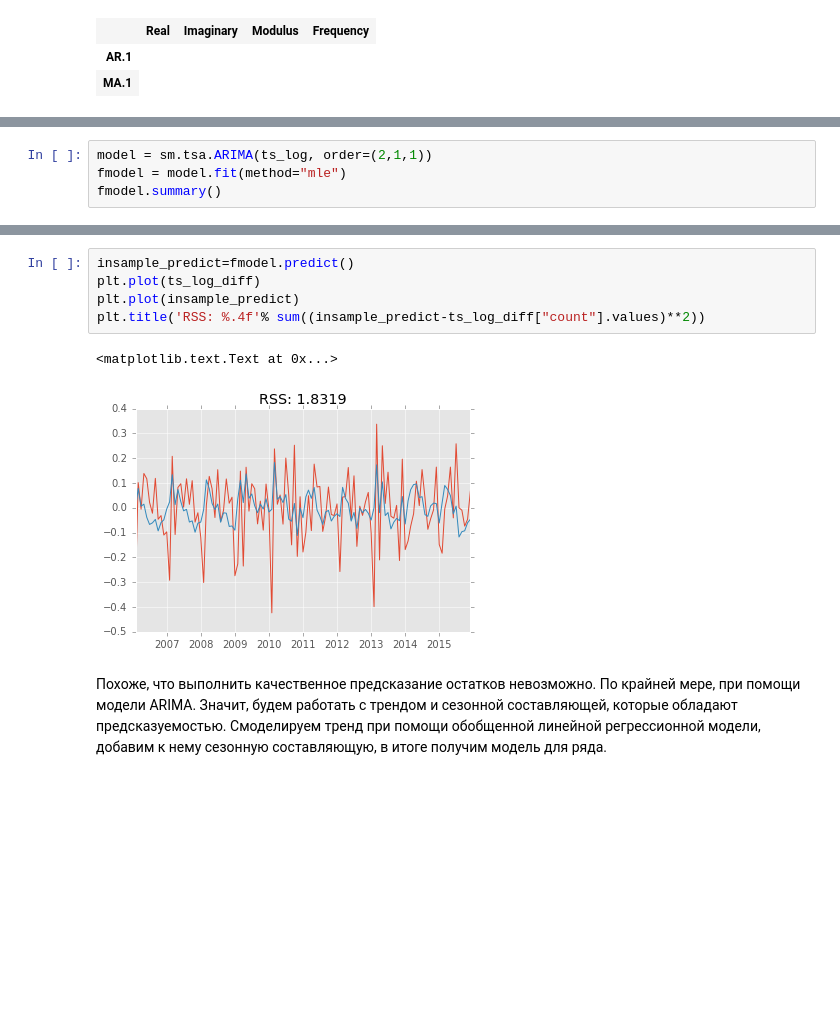
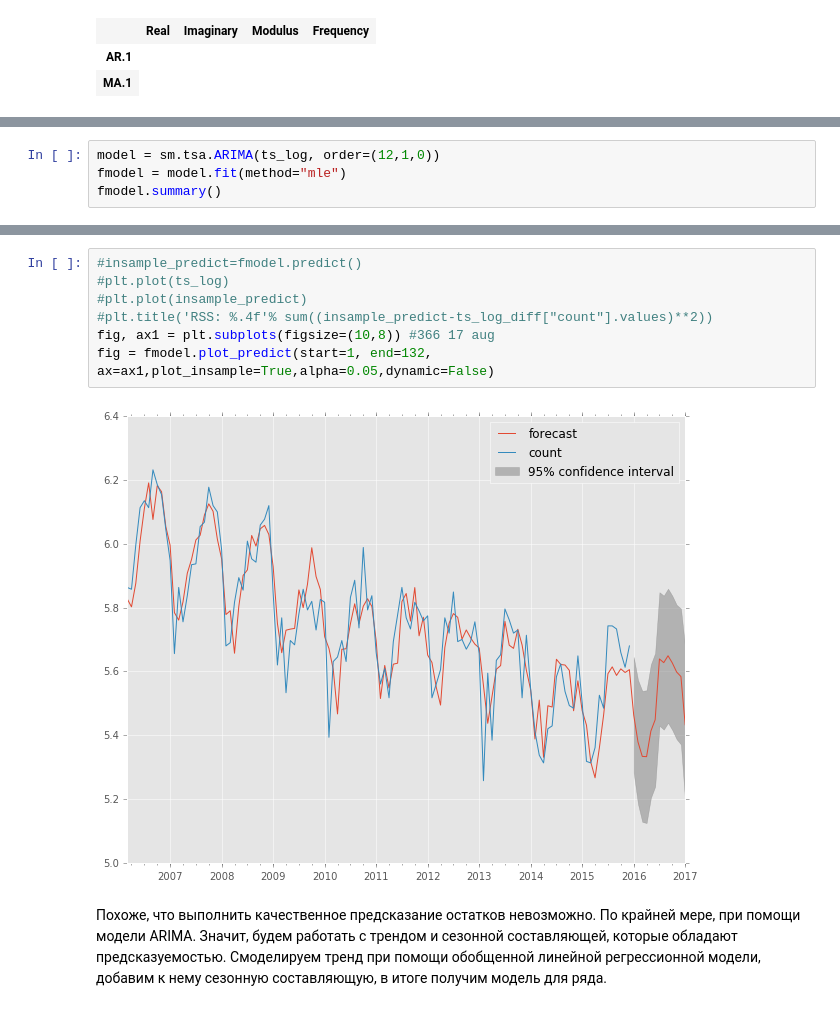
Before and after one commit to twelveouncemouse/intro_dm_courseproject, a Jupyter notebook: Time_series.ipynb, the cells around one changed output, grey strips where cells are left out. Cells and saved outputs as stored; diff of their text form; blank space fills up the shorter version.

```diff
--- a/Time_series.ipynb
+++ b/Time_series.ipynb
@@ -247,5 +247,5 @@ plt.plot(insample_predict)
 # %%
-model = sm.tsa.ARIMA(ts_log, order=(2,1,1))
+model = sm.tsa.ARIMA(ts_log, order=(12,1,0))
 fmodel = model.fit(method="mle")
 fmodel.summary()
 # %% [output]
@@ -270,11 +288,12 @@ Roots 1.5158 +0.0000j 1.5158 0.0000 -7.6804 +0.0000j 7.6804 0.5000 1.0000 +0.000
 # %%
-insample_predict=fmodel.predict()
-plt.plot(ts_log_diff)
-plt.plot(insample_predict)
-plt.title('RSS: %.4f'% sum((insample_predict-ts_log_diff["count"].values)**2))
+#insample_predict=fmodel.predict()
+#plt.plot(ts_log)
+#plt.plot(insample_predict)
+#plt.title('RSS: %.4f'% sum((insample_predict-ts_log_diff["count"].values)**2))
+fig, ax1 = plt.subplots(figsize=(10,8)) #366 17 aug
+fig = fmodel.plot_predict(start=1, end=132, ax=ax1,plot_insample=True,alpha=0.05,dynamic=False)
 # %% [output]
-<matplotlib.text.Text at 0x...>
-[figure, old version]
+[figure, new version]
 # %% [markdown]
 Похоже, что выполнить качественное предсказание остатков невозможно. По крайней мере, при помощи модели ARIMA. Значит, будем работать с трендом и сезонной составляющей, которые обладают предсказуемостью. Смоделируем тренд при помощи обобщенной линейной регрессионной модели, добавим к нему сезонную составляющую, в итоге получим модель для ряда.
 # %%
```
Also changed, not shown: parts of 2 cells of this notebook.
